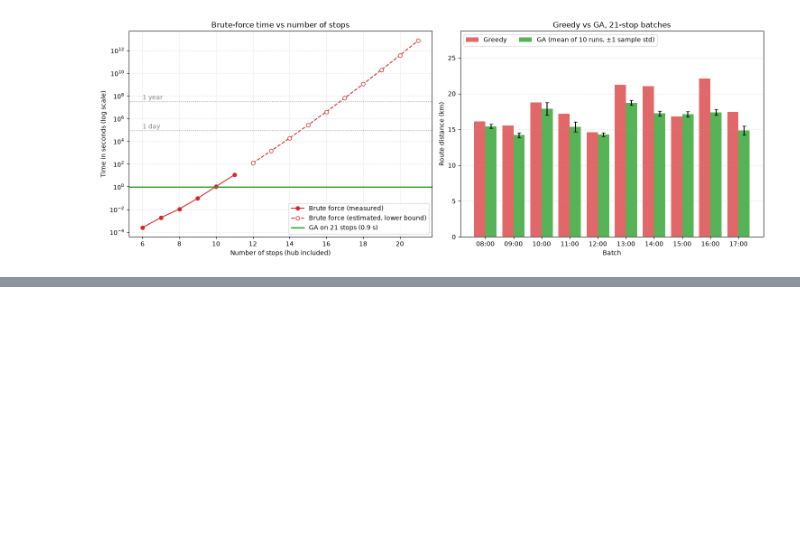
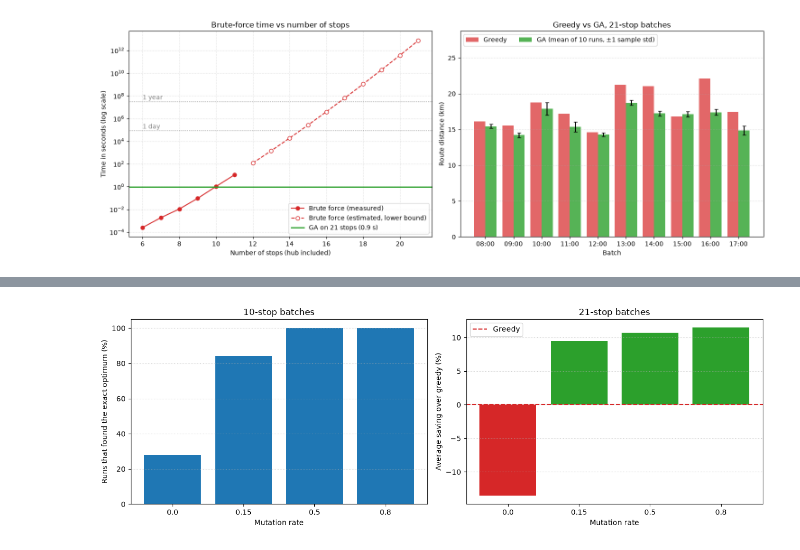
Before and after one commit to RamiKH1/218_Group4_TSP_Genetic_Algorithm, a Jupyter notebook: 218_Project.ipynb, the cells around one changed output, grey strips where cells are left out. Saved outputs shown, nothing was run; the diff lists cells and outputs as text; code cells hidden in the pictures; blank space fills up the shorter version.

Commit message:
add step 7 tests and step 8 mutation rate experiment

```diff
--- a/218_Project.ipynb
+++ b/218_Project.ipynb
@@ -745,0 +868,93 @@ plt.show()
+# %%
+# Experiment D: the same batches with different mutation rates
+MUTATION_RATES = [0.0, 0.15, 0.5, 0.8]
+SEEDS_D = 5  # first 5 seeds of each batch
+
+mut_rows = []
+for rate in MUTATION_RATES:
+  for b in batches:
+    for stops in [SMALL_DROPOFFS + 1, LARGE_DROPOFFS + 1]:
+      matrix = build_matrix(b["points"][:stops])
+      for s in range(SEEDS_D):
+        random.seed(SEED + s)
+        np.random.seed(SEED + s)
+        _, ga_dist, history, _ = run_genetic_algorithm(matrix, mutation_rate=rate)
+        mut_rows.append({
+            "mutation_rate": rate,
+            "stops": stops,
+            "batch": b["name"],
+            "seed": SEED + s,
+            "ga_km": ga_dist,
+            # history[i] is the best distance after generation i + 1
+            "final_best_found_gen": history.index(ga_dist) + 1,
+        })
+
+mut_runs = pd.DataFrame(mut_rows)
+optimum = small_summary.set_index("batch")["optimum_km"]  # from Experiment A
+greedy = large_summary.set_index("batch")["greedy_km"]  # from Experiment C
+
+small_mut = mut_runs[mut_runs["stops"] == SMALL_DROPOFFS + 1].copy()
+small_mut["optimum_km"] = small_mut["batch"].map(optimum)
+small_mut["gap_pct"] = 100 * (small_mut["ga_km"] - small_mut["optimum_km"]) / small_mut["optimum_km"]
+small_mut["found_optimum"] = small_mut["ga_km"] <= small_mut["optimum_km"] + 1e-9
+
+large_mut = mut_runs[mut_runs["stops"] == LARGE_DROPOFFS + 1].copy()
+large_mut["greedy_km"] = large_mut["batch"].map(greedy)
+large_mut["saving_pct"] = 100 * (large_mut["greedy_km"] - large_mut["ga_km"]) / large_mut["greedy_km"]
+
+mut_summary = pd.DataFrame({
+    "exact_optimum_pct_10_stops": small_mut.groupby("mutation_rate")["found_optimum"].mean() * 100,
+    "mean_gap_pct_10_stops": small_mut.groupby("mutation_rate")["gap_pct"].mean(),
+    "mean_saving_pct_21_stops": large_mut.groupby("mutation_rate")["saving_pct"].mean(),
+    "median_final_best_gen_21_stops": large_mut.groupby("mutation_rate")["final_best_found_gen"].median(),
+}).reset_index()
+
+pd.concat([small_mut, large_mut]).to_csv("results/expD_mutation_rate_runs.csv", index=False)
+mut_summary.to_csv("results/expD_mutation_rate_summary.csv", index=False)
+
+print(f"--- Experiment D: mutation rate, {len(batches)} batches x {SEEDS_D} seeds per size ---")
+print(mut_summary.round(3).to_string(index=False))
+
+default = mut_summary.set_index("mutation_rate").loc[0.15]
+best = mut_summary.set_index("mutation_rate").loc[0.8]  # highest and best rate tried
+print(
+    f"\nDefault 0.15 vs best rate tried (0.8): exact optimum in"
+    f" {default['exact_optimum_pct_10_stops']:.0f}% -> {best['exact_optimum_pct_10_stops']:.0f}%"
+    f" of 10-stop runs, saving over greedy {default['mean_saving_pct_21_stops']:.1f}%"
+    f" -> {best['mean_saving_pct_21_stops']:.1f}% on 21 stops."
+)
+
+# Paired comparison on 21 stops: same batch and same seed, only the mutation rate differs
+paired = large_mut.pivot_table(index=["batch", "seed"], columns="mutation_rate", values="ga_km")
+for rate in MUTATION_RATES:
+  if rate != 0.15:
+    diff = paired[rate] - paired[0.15]
+    print(
+        f"Rate {rate} vs 0.15 on 21 stops: shorter route in {(diff < -1e-9).sum()},"
+        f" same in {(diff.abs() <= 1e-9).sum()}, longer in {(diff > 1e-9).sum()} of {len(diff)} runs."
+    )
+
+# Plot: one panel per batch size
+fig, (ax1, ax2) = plt.subplots(1, 2, figsize=(13, 4.5))
+labels = [str(r) for r in mut_summary["mutation_rate"]]
+
+ax1.bar(labels, mut_summary["exact_optimum_pct_10_stops"], color="#1f77b4")
+ax1.set_ylim(0, 105)
+ax1.set_xlabel("Mutation rate")
+ax1.set_ylabel("Runs that found the exact optimum (%)")
+ax1.set_title(f"{SMALL_DROPOFFS + 1}-stop batches")
+
+savings = mut_summary["mean_saving_pct_21_stops"]
+ax2.bar(labels, savings, color=["#d62728" if v < 0 else "#2ca02c" for v in savings])  # red = worse than greedy
+ax2.axhline(0, color="#d62728", ls="--", label="Greedy")
+ax2.set_xlabel("Mutation rate")
+ax2.set_ylabel("Average saving over greedy (%)")
+ax2.set_title(f"{LARGE_DROPOFFS + 1}-stop batches")
+ax2.legend()
+
+for ax in (ax1, ax2):
+  ax.grid(True, axis="y", ls=":", alpha=0.6)
+plt.tight_layout()
+plt.savefig("results/mutation_rate_study.png", dpi=150)
+plt.show()
+# %% [output]
@@ -745,0 +972 @@ plt.show()
+[figure, added]
```
Also changed, not shown: parts of 5 cells of this notebook, 4 other files.
